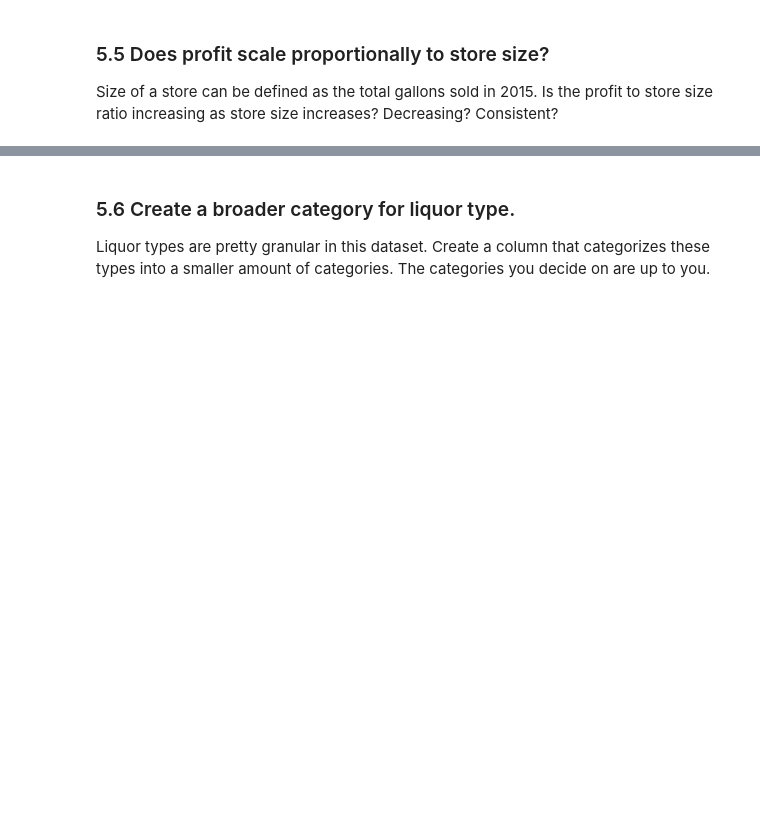
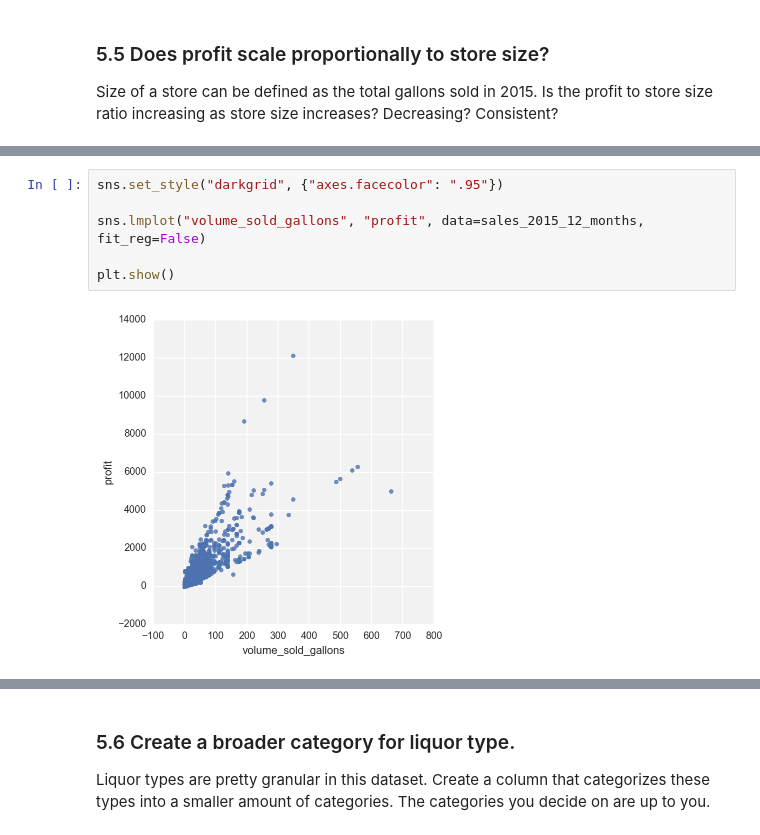
Before and after one commit to vnessified/DSI-SF-2-vnessified, a Jupyter notebook: projects/project-03/starter-code/project-3-starter.ipynb, the cells around one changed output, grey strips where cells are left out. Saved outputs shown, nothing was run; the diff lists cells and outputs as text; blank space fills up the shorter version.

```diff
--- a/projects/project-03/starter-code/project-3-starter.ipynb
+++ b/projects/project-03/starter-code/project-3-starter.ipynb
@@ -597,0 +617,8 @@ Size of a store can be defined as the total gallons sold in 2015. Is the profit
+# %%
+sns.set_style("darkgrid", {"axes.facecolor": ".95"})
+
+sns.lmplot("volume_sold_gallons", "profit", data=sales_2015_12_months, fit_reg=False)
+
+plt.show()
+# %% [output]
+[figure, added]
```
Also changed, not shown: parts of 38 cells of this notebook.
